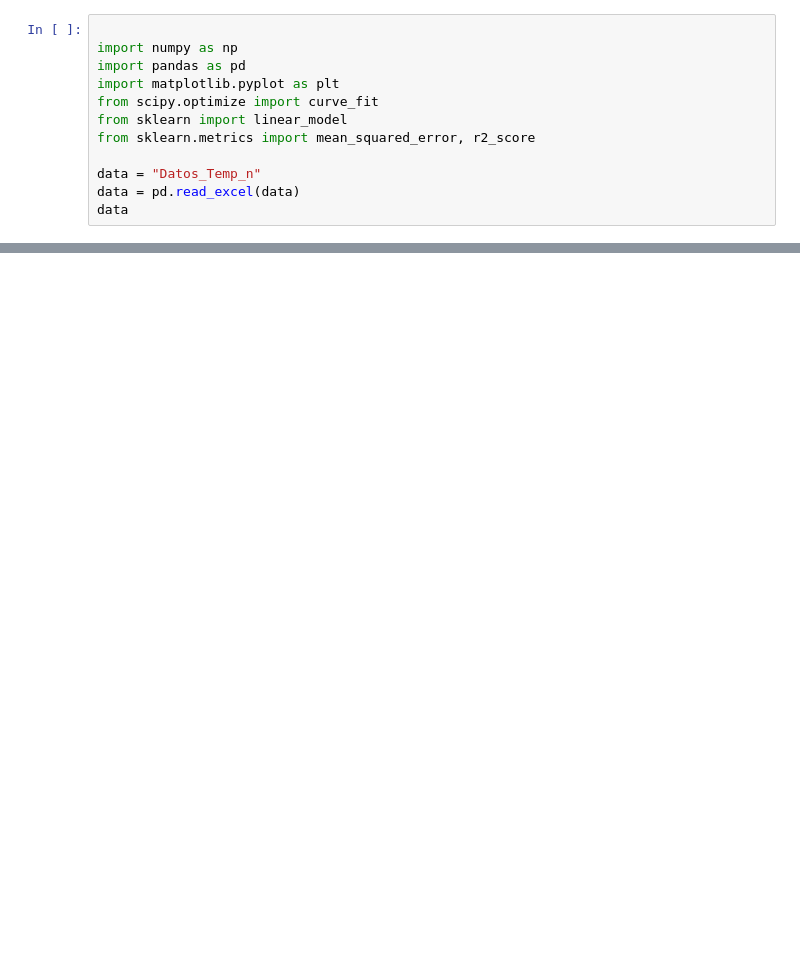
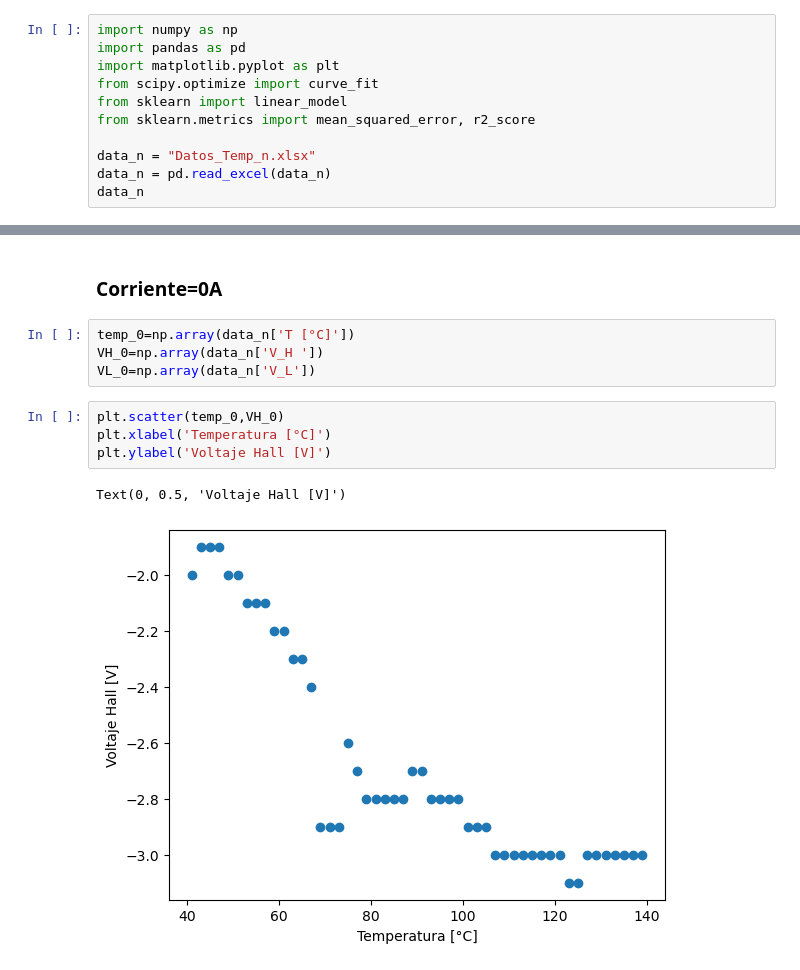
Before and after one commit to lsperezm/Intermedio, a Jupyter notebook: 4. Efecto Hall/Code/Gráficas.ipynb, the cells around one changed output, grey strips where cells are left out. Drawn from its saved outputs; the diff is of its cells as text; blank space fills up the shorter version.

```diff
--- a/4. Efecto Hall/Code/Gráficas.ipynb
+++ b/4. Efecto Hall/Code/Gráficas.ipynb
@@ -1,5 +3,4 @@
 # %%
-
 import numpy as np
 import pandas as pd
 import matplotlib.pyplot as plt
@@ -7,7 +8,7 @@ from scipy.optimize import curve_fit
 from sklearn import linear_model
 from sklearn.metrics import mean_squared_error, r2_score
 
-data = "Datos_Temp_n"
-data = pd.read_excel(data)
-data
+data_n = "Datos_Temp_n.xlsx"
+data_n = pd.read_excel(data_n)
+data_n
 # %% [output]
@@ -14,0 +32,13 @@ FileNotFoundError: [Errno 2] No such file or directory: 'Datos_Temp_n'
+# %% [markdown]
+### Corriente=0A
+# %%
+temp_0=np.array(data_n['T [°C]'])
+VH_0=np.array(data_n['V_H '])
+VL_0=np.array(data_n['V_L'])
+# %%
+plt.scatter(temp_0,VH_0)
+plt.xlabel('Temperatura [°C]')
+plt.ylabel('Voltaje Hall [V]')
+# %% [output]
+Text(0, 0.5, 'Voltaje Hall [V]')
+[figure, added]
```
Also changed, not shown: parts of 26 cells of this notebook, 3 other files.
